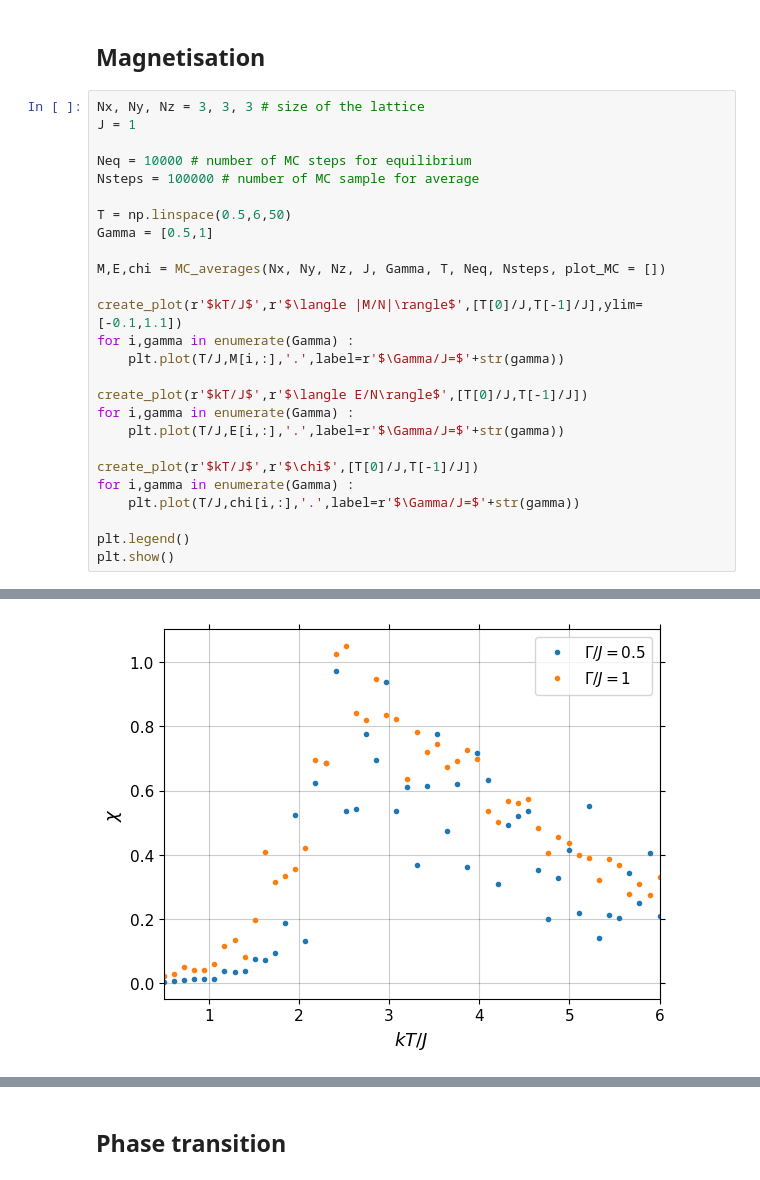
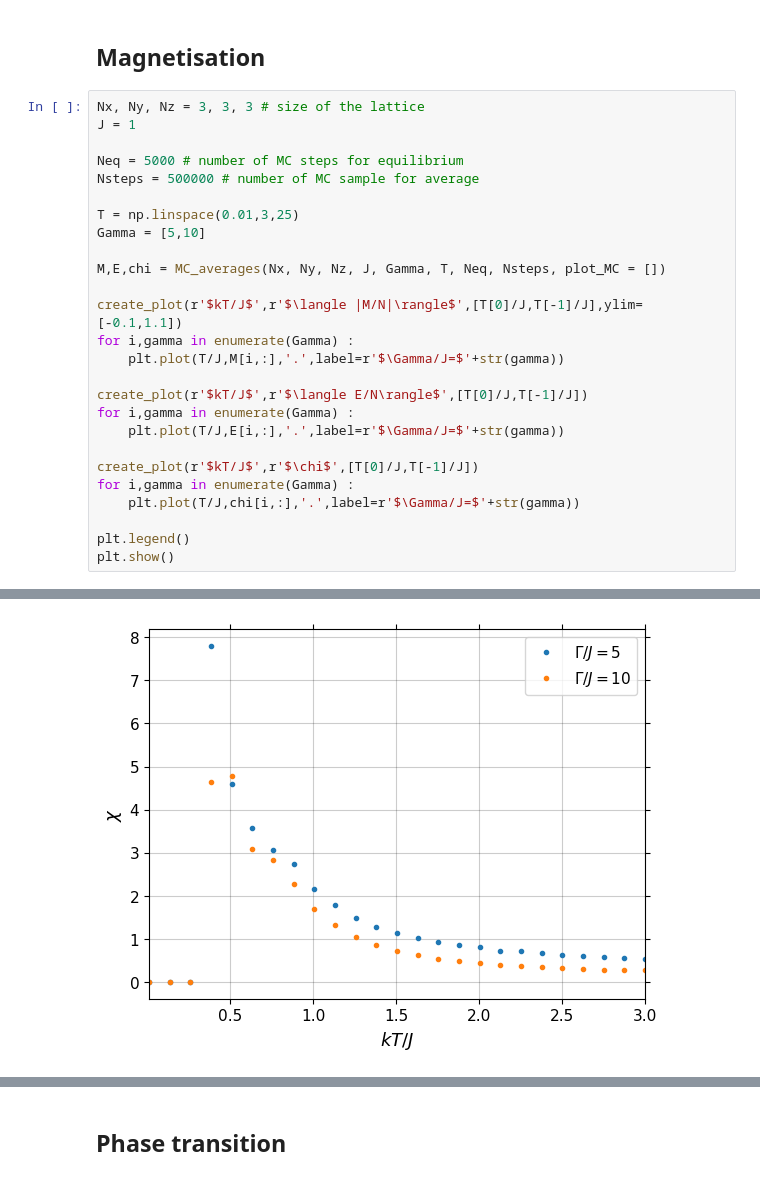
Before and after one commit to MathieuFerey/Transerve-Ising-Model, a Jupyter notebook: Transverse_Ising.ipynb, the cells around one changed output, grey strips where cells are left out. Drawn from its saved outputs; the diff is of its cells as text.

```diff
--- a/Transverse_Ising.ipynb
+++ b/Transverse_Ising.ipynb
@@ -124,11 +127,11 @@ print(E,E2)
 Nx, Ny, Nz = 3, 3, 3 # size of the lattice
 J = 1
 
-Neq = 10000 # number of MC steps for equilibrium
-Nsteps = 100000 # number of MC sample for average
+Neq = 5000 # number of MC steps for equilibrium
+Nsteps = 500000 # number of MC sample for average
 
-T = np.linspace(0.5,6,50)
-Gamma = [0.5,1]
+T = np.linspace(0.01,3,25)
+Gamma = [5,10]
 
 M,E,chi = MC_averages(Nx, Ny, Nz, J, Gamma, T, Neq, Nsteps, plot_MC = [])
 
@@ -152 +155 @@ plt.show()
-[figure, old version]
+[figure, new version]
```
Also changed, not shown: parts of 20 cells of this notebook, 20 other files.
